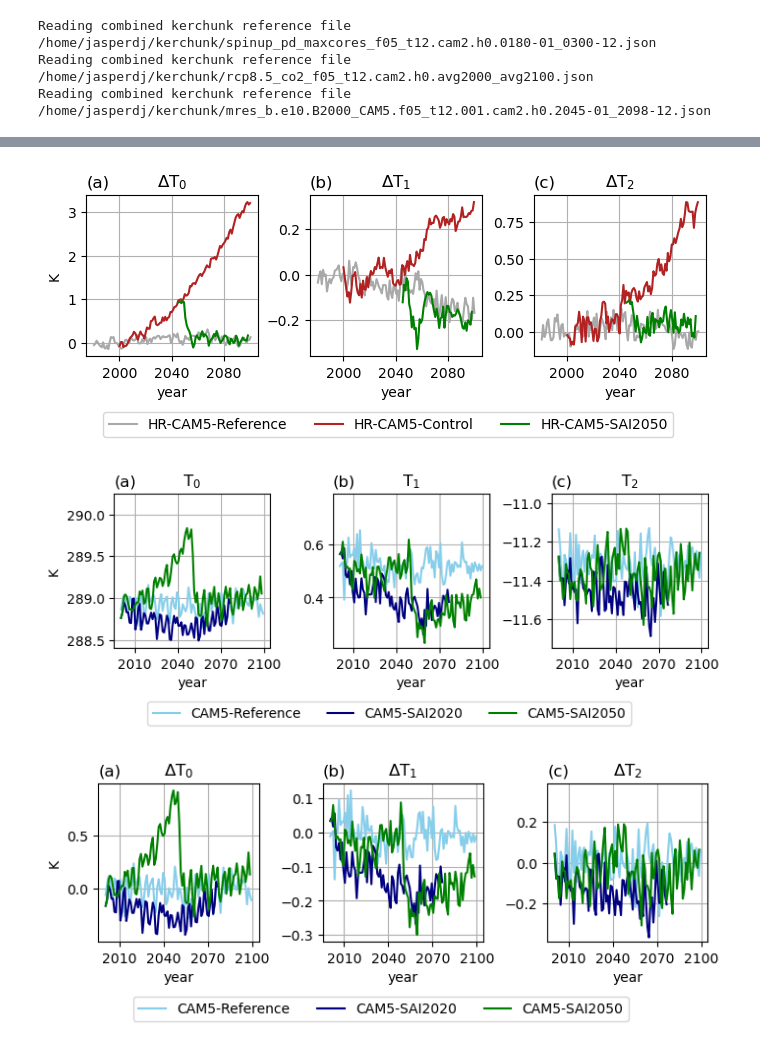
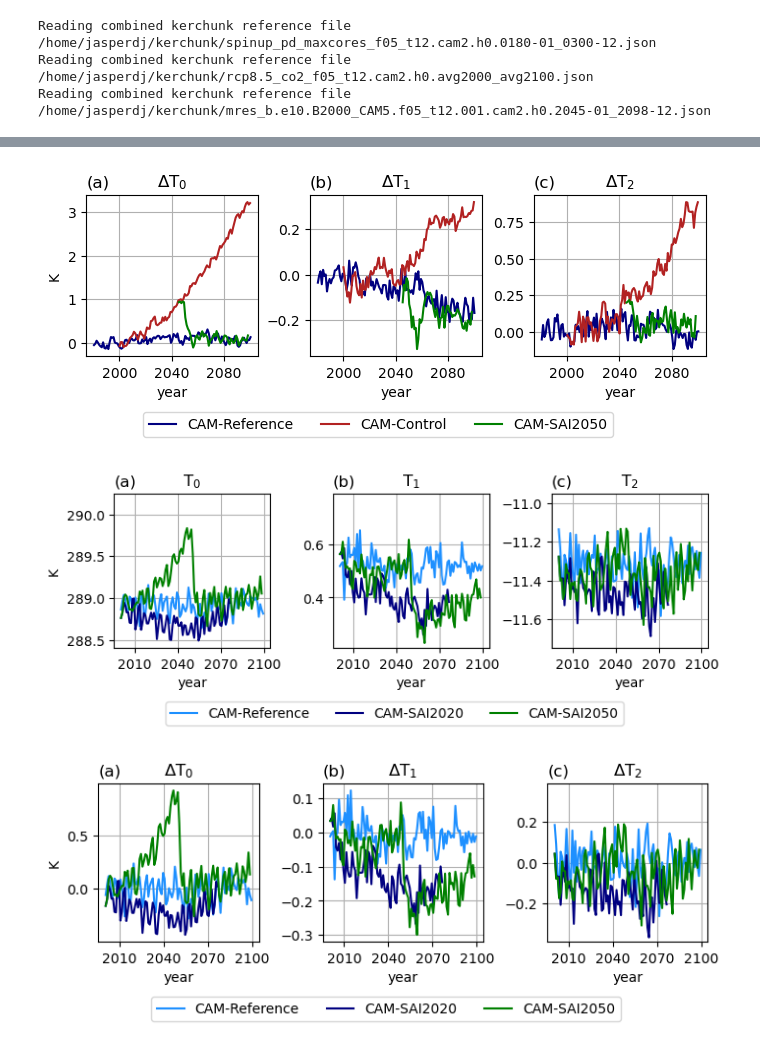
Before and after one commit to JdeJong96/CESM-CAM_SAI, a Jupyter notebook: results/CESM1.0.4results.ipynb, the cells around one changed output, grey strips where cells are left out. Cells and saved outputs as stored; diff of their text form; code cells hidden in the pictures.

```diff
--- a/results/CESM1.0.4results.ipynb
+++ b/results/CESM1.0.4results.ipynb
@@ -194,6 +194,6 @@ hr-cam: T0_ref = 288.08186318480296, T1_ref = 0.8544465389822604, T2_ref = -11.4
 # %%
 cols = ['orangered','dodgerblue']
-labels = ['WACCM1-Control','WACCM1-SAI2020']
+labels = ['WACCM-Control','WACCM-SAI2020']
 fig, ax = plt.subplots(1,3, figsize=(8,2.1), sharex=True)
 
 for e,exp in enumerate(T_lresWACCM):
@@ -220,6 +220,6 @@ fig.savefig('figures/cesm1-waccm.T0_T1_T2.abs.pdf', bbox_inches='tight')
 # %%
 cols = ['orangered','dodgerblue']
-labels = ['WACCM1-Control','WACCM1-SAI2020']
+labels = ['WACCM-Control','WACCM-SAI2020']
 fig, ax = plt.subplots(1,3, figsize=(8,2.1), sharex=True)
 
 for e,exp in enumerate(T_lresWACCM):
@@ -246,6 +246,6 @@ fig.savefig('figures/cesm1-waccm.T0_T1_T2.pdf', bbox_inches='tight')
 # %%
-cols = ['darkgrey','firebrick','green']
-labels = ['HR-CAM5-Reference','HR-CAM5-Control','HR-CAM5-SAI2050']
+cols = ['navy','firebrick','green']
+labels = ['CAM-Reference','CAM-Control','CAM-SAI2050']
 fig, ax = plt.subplots(1,3, figsize=(8,2.1), sharex=True)
 
 for e,exp in enumerate(T_mresCAM):
@@ -261,7 +261,7 @@ ax[0].set_title(r'T$_0$'); ax[0].set_title('(a)', loc='left')
 ax[1].set_title(r'T$_1$'); ax[1].set_title('(b)', loc='left')
 ax[2].set_title(r'T$_2$'); ax[2].set_title('(c)', loc='left')
 ax[0].set_ylabel('K')
-ax[0].legend(prop={'size':10}, bbox_to_anchor=(3.6, -0.3), ncols=3)
+ax[0].legend(prop={'size':10}, bbox_to_anchor=(3.3, -0.3), ncols=3)
 for axi in ax:
     axi.grid()
     axi.set_xlabel('year')
@@ -272,33 +272,33 @@ fig.savefig('figures/cesm1-hr.T0_T1_T2.abs.pdf', bbox_inches='tight')
 # %%
-cols = ['darkgrey','firebrick','green']
-labels = ['HR-CAM5-Reference','HR-CAM5-Control','HR-CAM5-SAI2050']
+cols = ['navy','firebrick','green']
+labels = ['CAM-Reference','CAM-Control','CAM-SAI2050']
 fig, ax = plt.subplots(1,3, figsize=(8,2.1), sharex=True)
 
 for e,exp in enumerate(T_mresCAM):
     (T_mresCAM[exp]['T0']-Tref['hr-cam']['T0']).plot(ax=ax[0], label=labels[e], c=cols[e])
 
 for e,exp in enumerate(T_mresCAM):
     (T_mresCAM[exp]['T1']-Tref['hr-cam']['T1']).plot(ax=ax[1], label=labels[e], c=cols[e])
 
 for e,exp in enumerate(T_mresCAM):
     (T_mresCAM[exp]['T2']-Tref['hr-cam']['T2']).plot(ax=ax[2], label=labels[e], c=cols[e])
 
 ax[0].set_title(r'$\Delta$T$_0$'); ax[0].set_title('(a)', loc='left')
 ax[1].set_title(r'$\Delta$T$_1$'); ax[1].set_title('(b)', loc='left')
 ax[2].set_title(r'$\Delta$T$_2$'); ax[2].set_title('(c)', loc='left')
 ax[0].set_ylabel('K')
-ax[0].legend(prop={'size':10}, bbox_to_anchor=(3.45, -0.3), ncols=3)
+ax[0].legend(prop={'size':10}, bbox_to_anchor=(3.1, -0.3), ncols=3)
 for axi in ax:
     axi.grid()
     axi.set_xlabel('year')
 plt.subplots_adjust(wspace=0.3)
 fig.savefig('figures/cesm1-hr.T0_T1_T2.pdf', bbox_inches='tight')
 # %% [output]
-[figure, old version]
+[figure, new version]
 # %%
 tslice = slice('2000-01-01','2100-01-01')
-cols = ['skyblue','navy','green']
-labels = ['CAM5-Reference','CAM5-SAI2020','CAM5-SAI2050']
+cols = ['dodgerblue','navy','green']
+labels = ['CAM-Reference','CAM-SAI2020','CAM-SAI2050']
 fig, ax = plt.subplots(1,3, figsize=(8,2.1), sharex=True)
 
 for e,exp in enumerate(T_lresCAM):
@@ -317,18 +317,18 @@ ax[0].set_title(r'T$_0$'); ax[0].set_title('(a)', loc='left')
 ax[1].set_title(r'T$_1$'); ax[1].set_title('(b)', loc='left')
 ax[2].set_title(r'T$_2$'); ax[2].set_title('(c)', loc='left')
 ax[0].set_ylabel('K')
-ax[0].legend(prop={'size':10}, bbox_to_anchor=(3.35, -0.3), ncols=3)
+ax[0].legend(prop={'size':10}, bbox_to_anchor=(3.3, -0.3), ncols=3)
 for axi in ax:
     axi.grid()
     axi.set_xlabel('year')
 plt.subplots_adjust(wspace=0.4)
 fig.savefig('figures/cesm1.T0_T1_T2.abs.pdf', bbox_inches='tight')
 # %% [output]
-[figure, old version]
+[figure, new version]
 # %%
 tslice = slice('2000-01-01','2100-01-01')
-cols = ['skyblue','navy','green']
-labels = ['CAM5-Reference','CAM5-SAI2020','CAM5-SAI2050']
+cols = ['dodgerblue','navy','green']
+labels = ['CAM-Reference','CAM-SAI2020','CAM-SAI2050']
 fig, ax = plt.subplots(1,3, figsize=(8,2.1), sharex=True)
 
 for e,exp in enumerate(T_lresCAM):
@@ -347,11 +347,11 @@ ax[0].set_title(r'$\Delta$T$_0$'); ax[0].set_title('(a)', loc='left')
 ax[1].set_title(r'$\Delta$T$_1$'); ax[1].set_title('(b)', loc='left')
 ax[2].set_title(r'$\Delta$T$_2$'); ax[2].set_title('(c)', loc='left')
 ax[0].set_ylabel('K')
-ax[0].legend(prop={'size':10}, bbox_to_anchor=(3.35, -0.3), ncols=3)
+ax[0].legend(prop={'size':10}, bbox_to_anchor=(3.3, -0.3), ncols=3)
 for axi in ax:
     axi.grid()
     axi.set_xlabel('year')
 plt.subplots_adjust(wspace=0.4)
 fig.savefig('figures/cesm1.T0_T1_T2.pdf', bbox_inches='tight')
 # %% [output]
-[figure, old version]
+[figure, new version]
```
Also changed, not shown: parts of 11 cells of this notebook, 9 other files.
